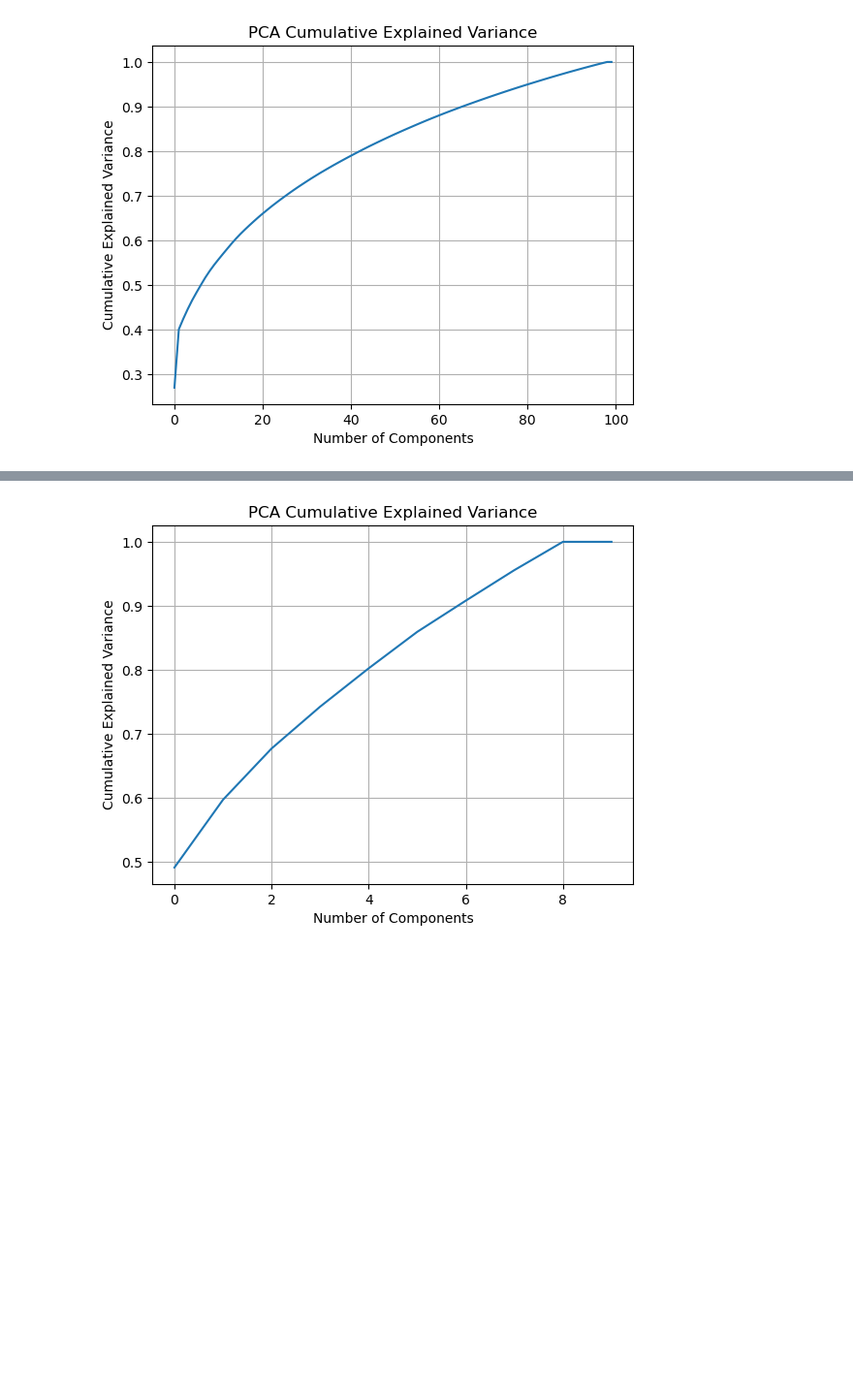
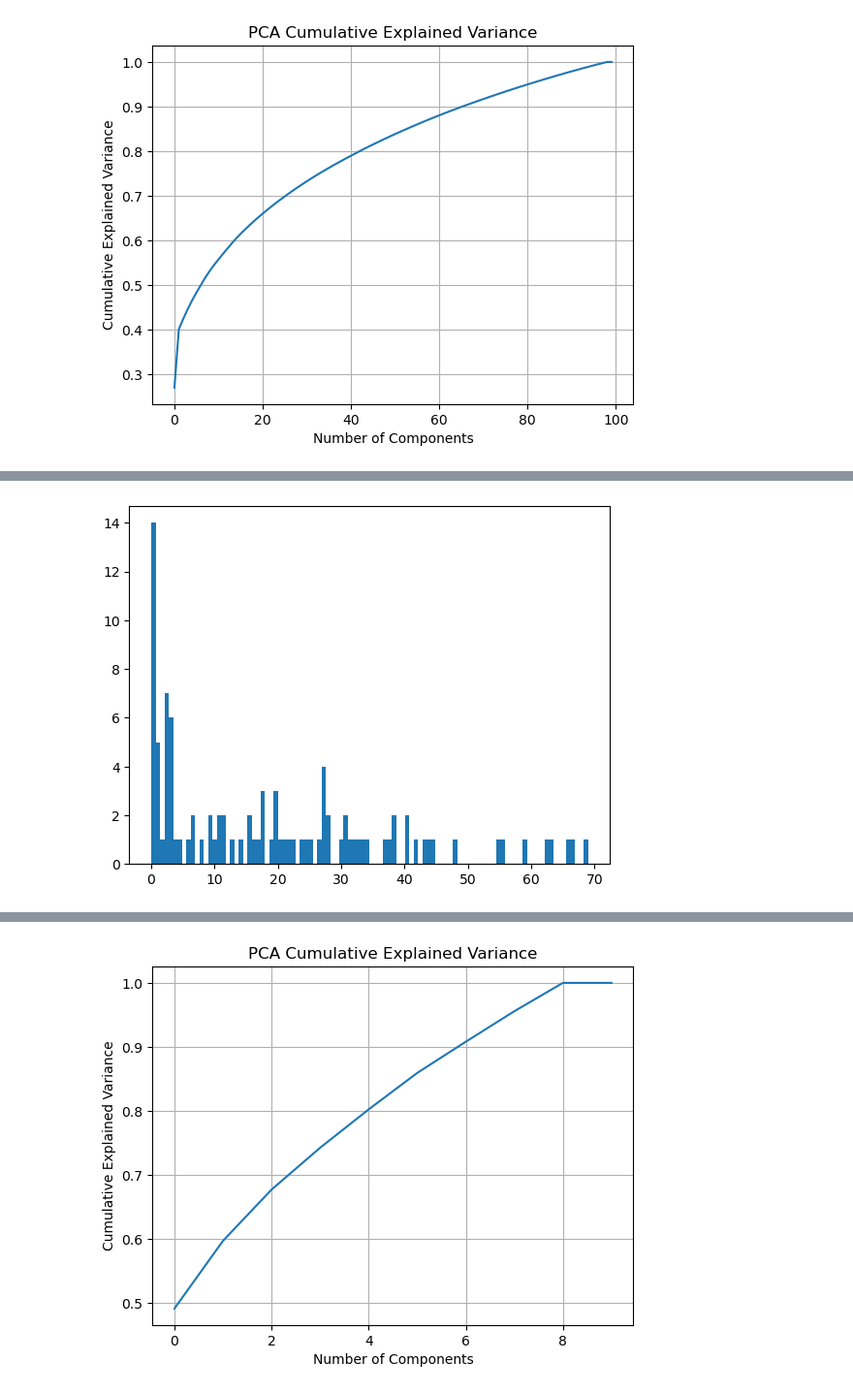
Before and after one commit to CMB-ML/variance_map_ps, a Jupyter notebook: planck_sims_get_mean_cov_cl.ipynb, the cells around one changed output, grey strips where cells are left out. Shown at 97% size. Cells and saved outputs as stored; diff of their text form; code cells hidden in the pictures; blank space fills up the shorter version.

```diff
--- a/planck_sims_get_mean_cov_cl.ipynb
+++ b/planck_sims_get_mean_cov_cl.ipynb
@@ -342,0 +385,4 @@ plt.show()
+# %%
+plt.hist(cl0, bins=100);
+# %% [output]
+[figure, added]
```
Also changed, not shown: parts of 21 cells of this notebook, 32 other files.
